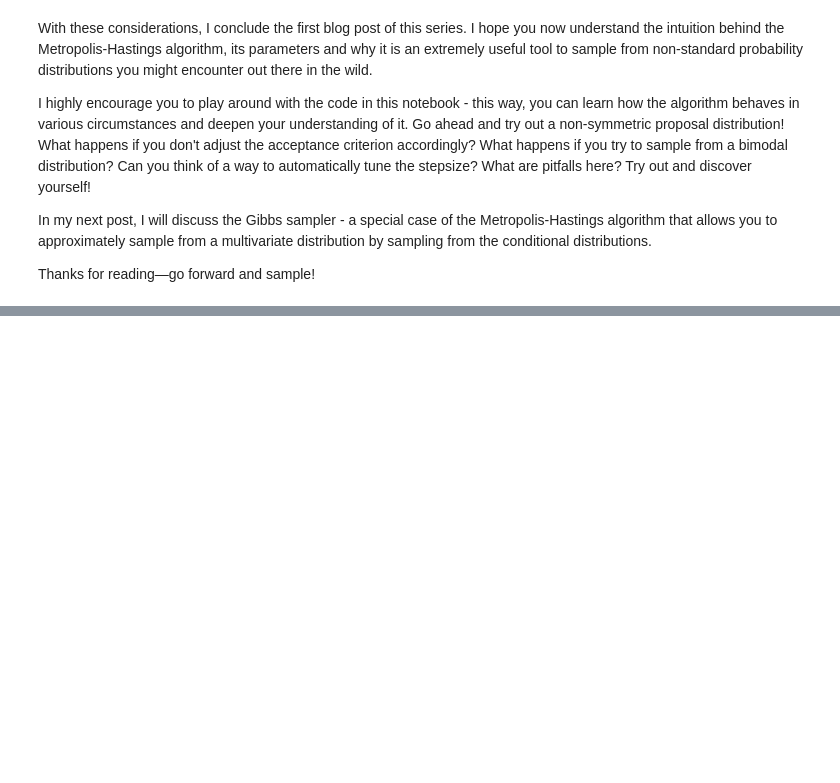
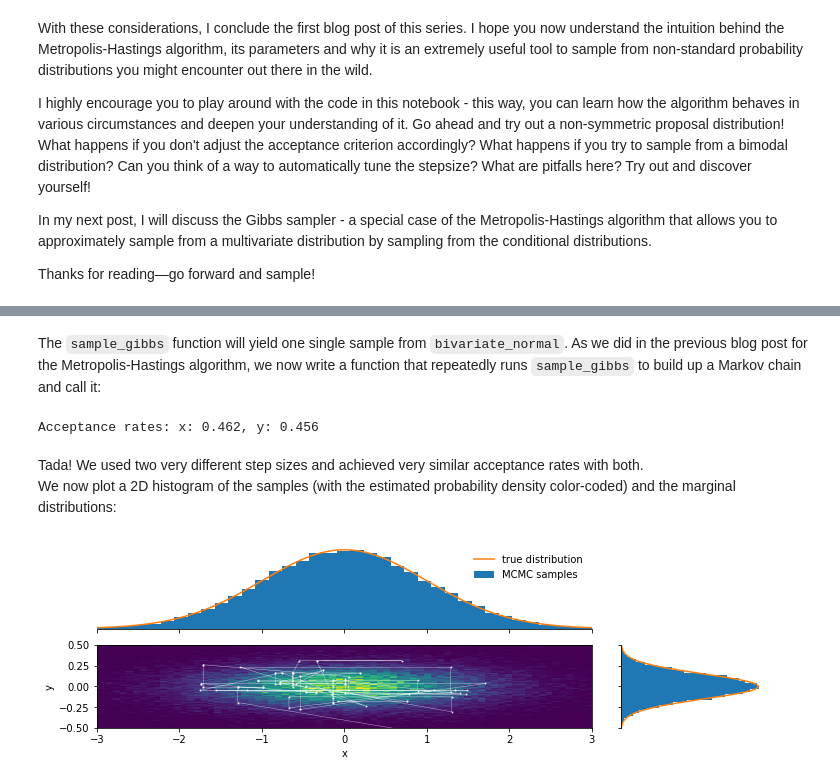
Before and after one commit to tweag/blog-resources, a Jupyter notebook: mcmc-intro/mcmc_introduction.ipynb, the cells around one changed output, grey strips where cells are left out. Cells and saved outputs as stored; diff of their text form; code cells hidden in the pictures; blank space fills up the shorter version.

Commit message:
Updated MCMC intro notebook with Gibbs sampling post

```diff
--- a/mcmc-intro/mcmc_introduction.ipynb
+++ b/mcmc-intro/mcmc_introduction.ipynb
@@ -279,0 +418,80 @@ Thanks for reading&mdash;go forward and sample!
+# %% [markdown]
+The `sample_gibbs` function will yield one single sample from `bivariate_normal`.
+As we did in the previous blog post for the Metropolis-Hastings algorithm, we now write a function that repeatedly runs `sample_gibbs` to build up a Markov chain and call it:
+# %%
+def build_gibbs_chain(init, stepsizes, n_total, bivariate_dist):
+    """Builds a Markov chain by performing repeated transitions using
+    the systematic Gibbs sampling transition kernel
+
+    Arguments:
+    - init: an initial (two-dimensional) state for the Markov chain
+            (a list containing two floats)
+    - stepsizes: a list of step sizes of type float
+    - n_total: the total length of the Markov chain
+    - bivariate_dist: an object representing a bivariate distribution
+                      (in our case, an instance of BivariateNormal)
+
+    """
+    init_x, init_k = init
+    chain = [init]
+    acceptances = []
+
+    for _ in range(n_total):
+        accept, new_state = sample_gibbs(chain[-1], bivariate_dist, stepsizes)
+        chain.append(new_state)
+        acceptances.append(accept)
+
+    acceptance_rates = np.mean(acceptances, 0)
+    print("Acceptance rates: x: {:.3f}, y: {:.3f}".format(acceptance_rates[0],
+                                                          acceptance_rates[1]))
+
+    return chain
+
+stepsizes = (6.5, 1.0)
+initial_state = [2.0, -1.0]
+chain = build_gibbs_chain(initial_state, stepsizes, 100000, bivariate_normal)
+chain = np.array(chain)
+# %% [output]
+Acceptance rates: x: 0.462, y: 0.456
+# %% [markdown]
+Tada!
+We used two very different step sizes and achieved very similar acceptance rates with both.
+We now plot a 2D histogram of the samples (with the estimated probability density color-coded) and the marginal distributions:
+# %%
+def plot_samples_2D(chain, path_length, burnin, ax, lims=(-5, 5)):
+    chain = np.array(chain)
+    bins = np.linspace(lims[0], lims[1], 100)
+    ax.hist2d(*chain[burnin:].T, bins=100)
+    ax.plot(*chain[:path_length].T, marker='o', c='w', lw=0.4,
+            markersize=1, alpha=0.75)
+    ax.set_xlabel('x')
+    ax.set_ylabel('y')
+    ax.set_xlim(-3,3)
+    ax.set_ylim(-0.5, 0.5)
+
+def plot_bivariate_samples(chain, burnin, pdf):
+    fig = plt.figure(figsize=(12,7))
+
+    ax_c = plt.subplot2grid((4, 4), (1, 0), rowspan=1, colspan=3)
+    plot_samples_2D(chain, 100, burnin, ax_c)
+
+    ax_t = plt.subplot2grid((4, 4), (0, 0), rowspan=1, colspan=3, sharex=ax_c)
+    plot_samples(chain[:,0], pdf.log_p_x, ax_t, normalize=False)
+    plt.setp(ax_t.get_xticklabels(), visible=False)
+    ax_t.set_yticks(())
+    for spine in ('top', 'left', 'right'):
+        ax_t.spines[spine].set_visible(False)
+
+    ax_r = plt.subplot2grid((4, 4), (1, 3), rowspan=1, colspan=1, sharey=ax_c)
+    plot_samples(chain[:,1], pdf.log_p_y, ax_r, orientation='horizontal',
+                 normalize=False, legend=False)
+    plt.setp(ax_r.get_yticklabels(), visible=False)
+    ax_r.set_xticks(())
+    for spine in ('top', 'bottom', 'right'):
+        ax_r.spines[spine].set_visible(False)
+
+    plt.show()
+
+plot_bivariate_samples(chain, burnin=200, pdf=bivariate_normal)
+# %% [output]
+[figure, added]
```
Also changed, not shown: parts of 31 cells of this notebook.
